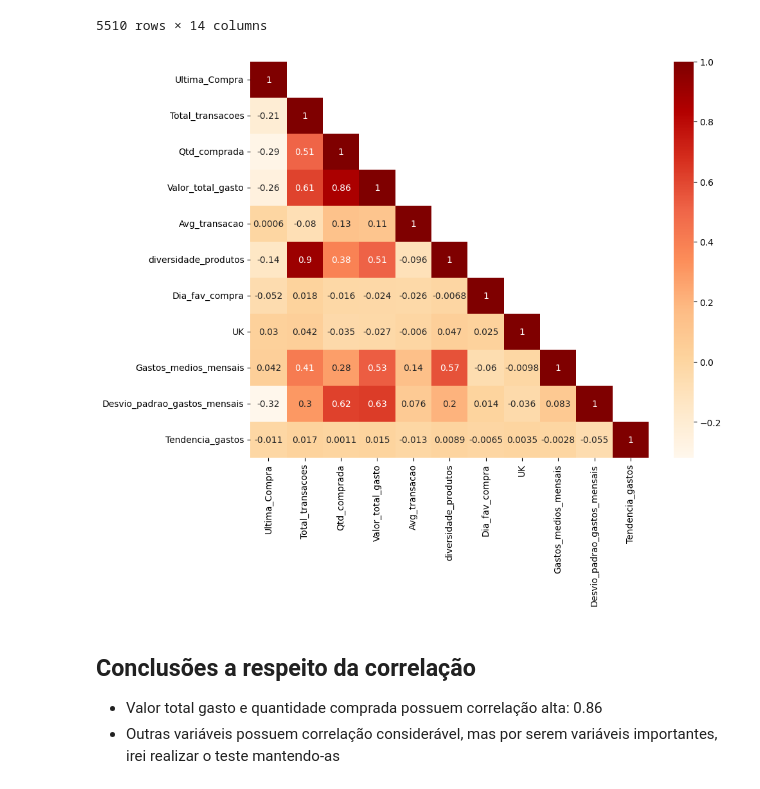
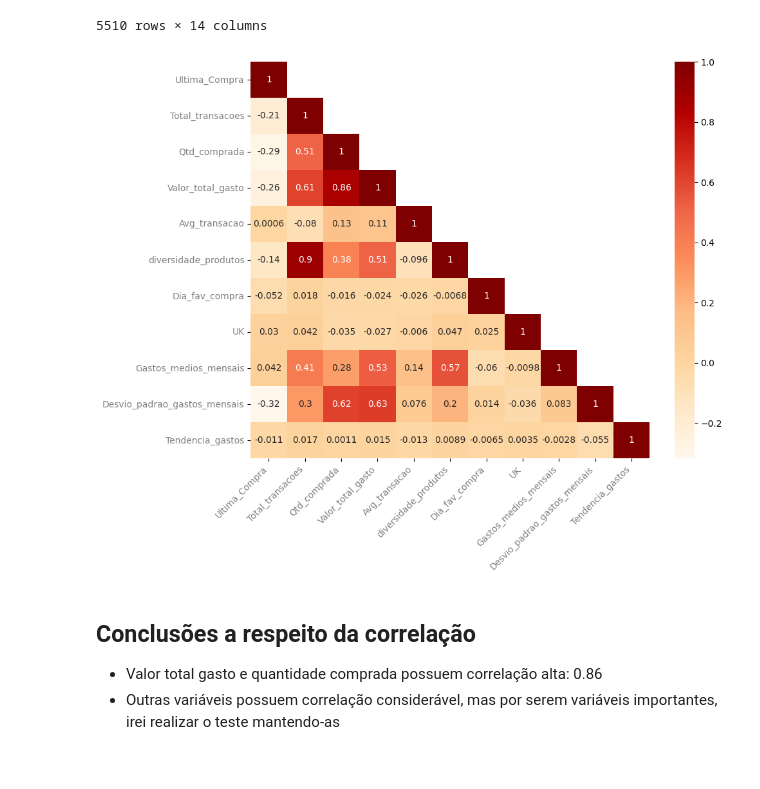
Before and after one commit to alyssonmontovanelli/segmentacao_Clientes_Ecomerce, a Jupyter notebook: Notebooks/02_EDA_Eng_Atributos_2.ipynb, the cells around one changed output. Saved outputs shown, nothing was run; the diff lists cells and outputs as text; code cells hidden in the pictures.

```diff
--- a/Notebooks/02_EDA_Eng_Atributos_2.ipynb
+++ b/Notebooks/02_EDA_Eng_Atributos_2.ipynb
@@ -628,23 +650,25 @@ dados_clientes = dados_clientes.drop(columns = ['Outlier_Scores'])
 # %%
 
 matrix_corr = dados_clientes.drop(columns=['Cod_cliente', 'Outlier']).corr()
 
 # Set the diagonal values to 1
 np.fill_diagonal(matrix_corr.values, 1)
 
 # Aplicando máscara ao
 mask = np.zeros_like(matrix_corr)
 mask[np.triu_indices_from(mask, k=1)] = True
 
 
 # Plot the heatmap
 plt.figure(figsize=(10, 8))
 sns.heatmap(data=matrix_corr,mask = mask, annot=True, cmap='OrRd')
+plt.yticks(color = 'grey')
+plt.xticks(rotation=45, ha='right', color = 'grey')
 
 # Show the plot
 plt.show()
 # %% [output]
-[figure, old version]
+[figure, new version]
 # %% [markdown]
 ## Conclusões a respeito da correlação
 
```
Also changed, not shown: parts of 5 cells of this notebook, 7 other files.
